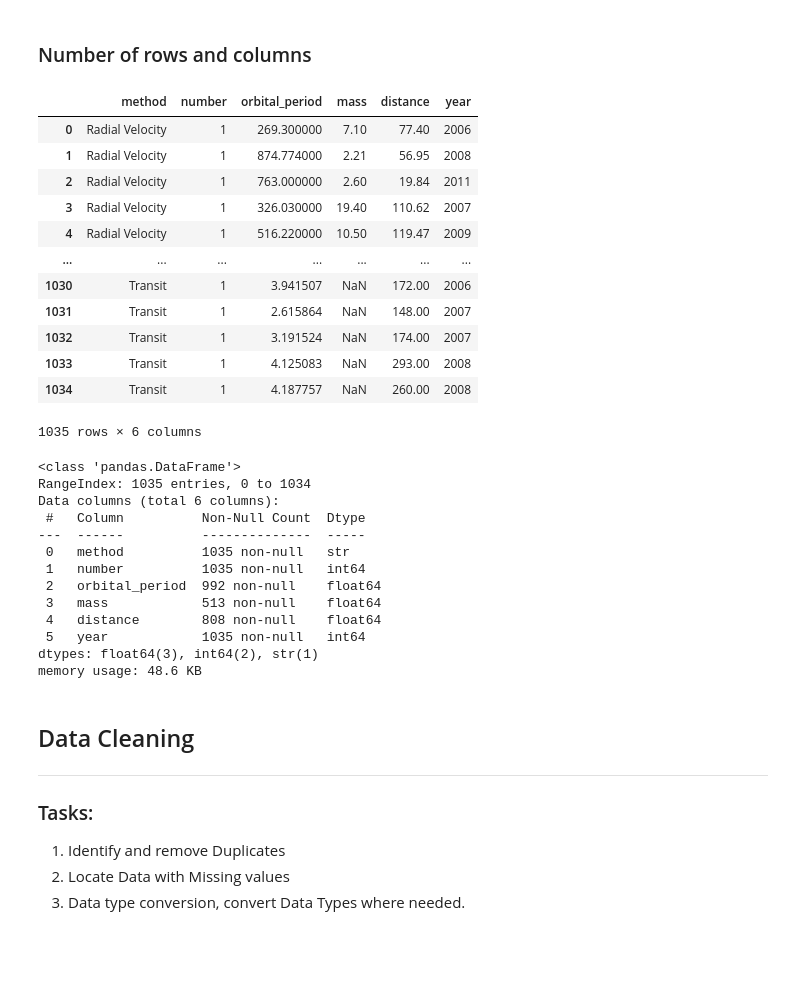
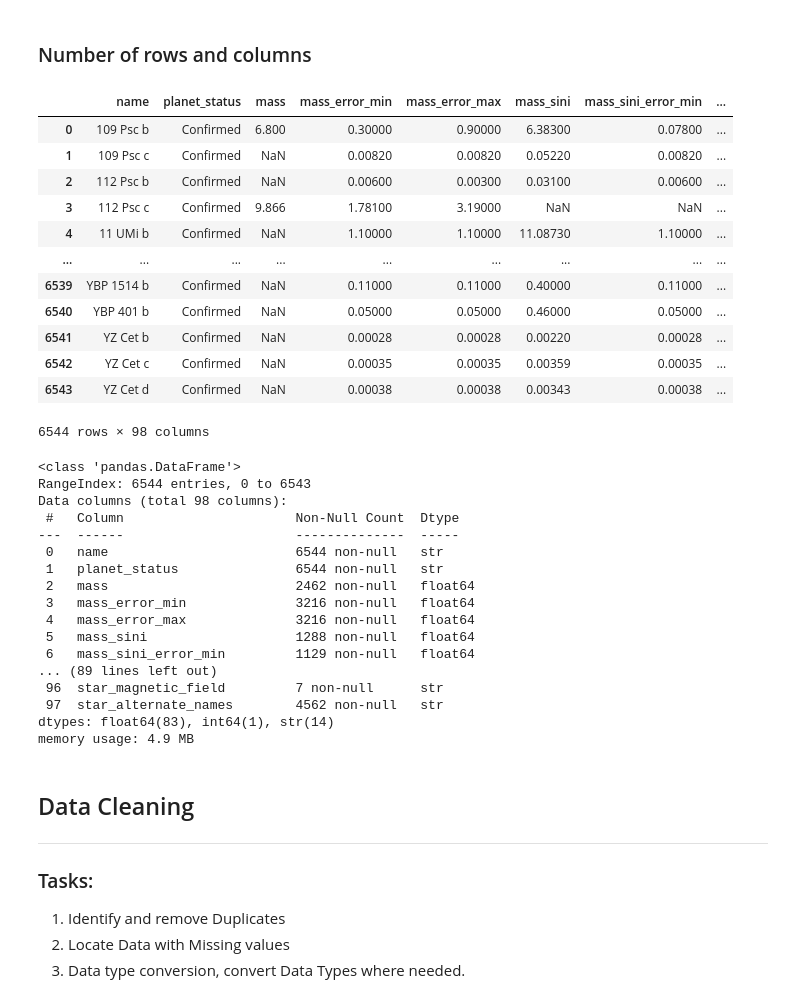
Before and after one commit to MrDudZs/Notebook_Analysis_Project, a Jupyter notebook: Notebook/Data-Notebook.ipynb, the cells around one changed output. Saved outputs shown, nothing was run; the diff lists cells and outputs as text; code cells hidden in the pictures; blank space fills up the shorter version.

Commit message:
Revamp of enitre project | Newer dataset | better goals

```diff
--- a/Notebook/Data-Notebook.ipynb
+++ b/Notebook/Data-Notebook.ipynb
@@ -26,6 +26,7 @@ import seaborn as sns
 -----
 # %%
 # Defining dataset
-sol = sns.load_dataset('planets')
-sol.head() # Test dataset is loaded
+sol = pd.read_csv("../CSV/exoplanet.eu_catalog_21-10-26_12_39_56.csv")
+df_sol = pd.DataFrame(sol)
+df_sol.head() # Test dataset is loaded
 # %% [output]
@@ -46,39 +48,43 @@ sol.head() # Test dataset is loaded
 # %% [markdown]
 ### Number of rows and columns
 # %%
-# Number of rows and columns (standard)
-sol
+# Number of rows and columns (impropper)
+df_sol
 # %% [output]
-|  | method | number | orbital_period | mass | distance | year |
-| 0 | Radial Velocity | 1 | 269.300000 | 7.10 | 77.40 | 2006 |
-| 1 | Radial Velocity | 1 | 874.774000 | 2.21 | 56.95 | 2008 |
-| 2 | Radial Velocity | 1 | 763.000000 | 2.60 | 19.84 | 2011 |
-| 3 | Radial Velocity | 1 | 326.030000 | 19.40 | 110.62 | 2007 |
-| 4 | Radial Velocity | 1 | 516.220000 | 10.50 | 119.47 | 2009 |
-| ... | ... | ... | ... | ... | ... | ... |
-| 1030 | Transit | 1 | 3.941507 | NaN | 172.00 | 2006 |
-| 1031 | Transit | 1 | 2.615864 | NaN | 148.00 | 2007 |
-| 1032 | Transit | 1 | 3.191524 | NaN | 174.00 | 2007 |
-| 1033 | Transit | 1 | 4.125083 | NaN | 293.00 | 2008 |
-| 1034 | Transit | 1 | 4.187757 | NaN | 260.00 | 2008 |
+|  | name | planet_status | mass | mass_error_min | mass_error_max | mass_sini | mass_sini_error_min | ... |
+| 0 | 109 Psc b | Confirmed | 6.800 | 0.30000 | 0.90000 | 6.38300 | 0.07800 | ... |
+| 1 | 109 Psc c | Confirmed | NaN | 0.00820 | 0.00820 | 0.05220 | 0.00820 | ... |
+| 2 | 112 Psc b | Confirmed | NaN | 0.00600 | 0.00300 | 0.03100 | 0.00600 | ... |
+| 3 | 112 Psc c | Confirmed | 9.866 | 1.78100 | 3.19000 | NaN | NaN | ... |
+| 4 | 11 UMi b | Confirmed | NaN | 1.10000 | 1.10000 | 11.08730 | 1.10000 | ... |
+| ... | ... | ... | ... | ... | ... | ... | ... | ... |
+| 6539 | YBP 1514 b | Confirmed | NaN | 0.11000 | 0.11000 | 0.40000 | 0.11000 | ... |
+| 6540 | YBP 401 b | Confirmed | NaN | 0.05000 | 0.05000 | 0.46000 | 0.05000 | ... |
+| 6541 | YZ Cet b | Confirmed | NaN | 0.00028 | 0.00028 | 0.00220 | 0.00028 | ... |
+| 6542 | YZ Cet c | Confirmed | NaN | 0.00035 | 0.00035 | 0.00359 | 0.00035 | ... |
+| 6543 | YZ Cet d | Confirmed | NaN | 0.00038 | 0.00038 | 0.00343 | 0.00038 | ... |
-1035 rows × 6 columns
+6544 rows × 98 columns
 # %%
 # Number of rows and columns (numpy)
-sol.info()
+df_sol.info()
 # %% [output]
 <class 'pandas.DataFrame'>
-RangeIndex: 1035 entries, 0 to 1034
-Data columns (total 6 columns):
- #   Column          Non-Null Count  Dtype
----  ------          --------------  -----
- 0   method          1035 non-null   str
- 1   number          1035 non-null   int64
- 2   orbital_period  992 non-null    float64
- 3   mass            513 non-null    float64
- 4   distance        808 non-null    float64
- 5   year            1035 non-null   int64
-dtypes: float64(3), int64(2), str(1)
-memory usage: 48.6 KB
+RangeIndex: 6544 entries, 0 to 6543
+Data columns (total 98 columns):
+ #   Column                      Non-Null Count  Dtype
+---  ------                      --------------  -----
+ 0   name                        6544 non-null   str
+ 1   planet_status               6544 non-null   str
+ 2   mass                        2462 non-null   float64
+ 3   mass_error_min              3216 non-null   float64
+ 4   mass_error_max              3216 non-null   float64
+ 5   mass_sini                   1288 non-null   float64
+ 6   mass_sini_error_min         1129 non-null   float64
+... (89 lines left out)
+ 96  star_magnetic_field         7 non-null      str
+ 97  star_alternate_names        4562 non-null   str
+dtypes: float64(83), int64(1), str(14)
+memory usage: 4.9 MB
 # %% [markdown]
 ## Data Cleaning
 -----
```
Also changed, not shown: parts of 19 cells of this notebook, 2 other files.
